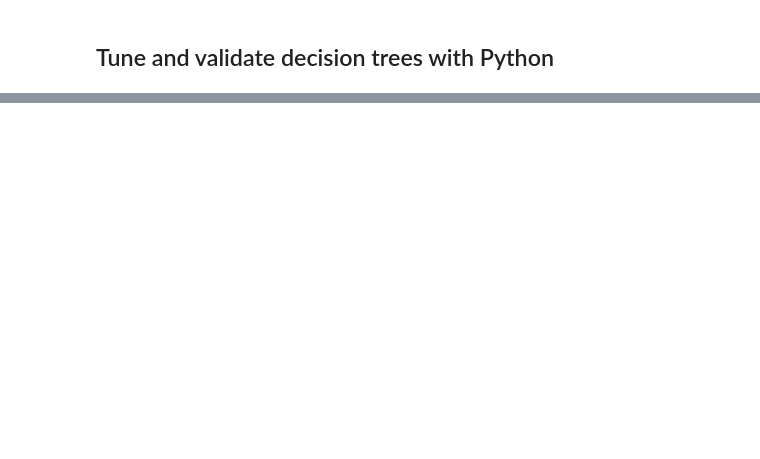
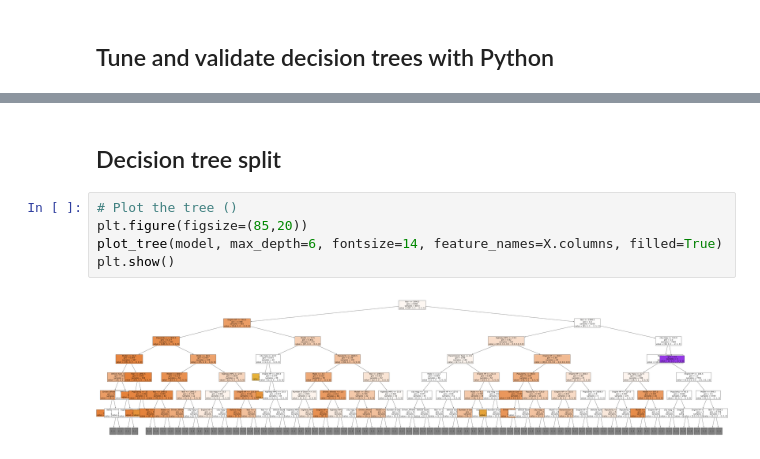
Before and after one commit to nirmal2i43a5/Automobile_Price_Prediction_System, a Jupyter notebook: Automobile_EDA.ipynb, the cells around one changed output, grey strips where cells are left out. Drawn from its saved outputs; the diff is of its cells as text; blank space fills up the shorter version.

```diff
--- a/Automobile_EDA.ipynb
+++ b/Automobile_EDA.ipynb
@@ -659,0 +694,9 @@ plt.show()
+# %% [markdown]
+## Decision tree split
+# %%
+# Plot the tree ()
+plt.figure(figsize=(85,20))
+plot_tree(model, max_depth=6, fontsize=14, feature_names=X.columns, filled=True)
+plt.show()
+# %% [output]
+[figure, added]
```
Also changed, not shown: parts of 28 cells of this notebook.
